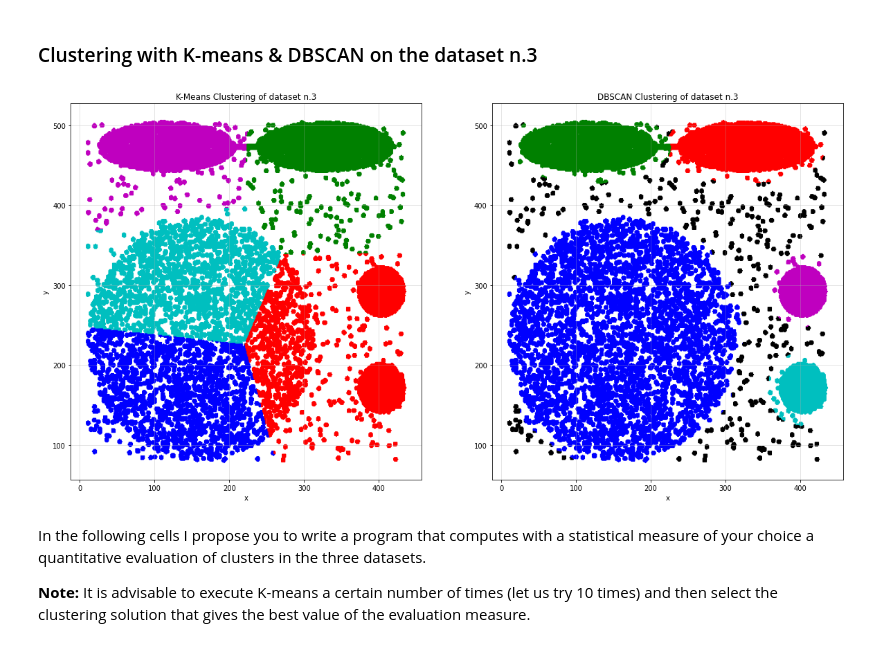
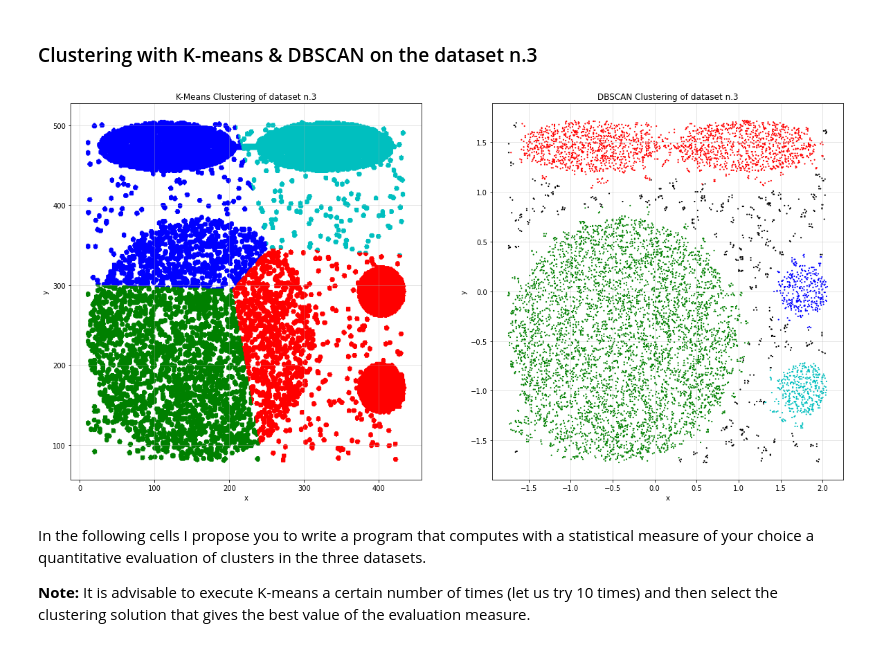
Before and after one commit to lorenzofavaro/machine-learning, a Jupyter notebook: 2. Distance Based Models/clustering.ipynb, the cells around one changed output. Cells and saved outputs as stored; diff of their text form; code cells hidden in the pictures.

Commit message:
tuning dbscan hyperparameters through elbow

```diff
--- a/2. Distance Based Models/clustering.ipynb
+++ b/2. Distance Based Models/clustering.ipynb
@@ -111,28 +114,28 @@ plot_scatter(data2[:,0], data2[:,1], feature_names2, colors=db_cluster_labels, s
 # %% [markdown]
 ### Clustering with K-means & DBSCAN on the dataset n.3
 # %%
-k = 5
+k = 4
 
-np.random.seed(300)
+np.random.seed(0)
 data3_subset = StandardScaler().fit_transform(np.random.permutation(data3)[:len(data3)//10])
 
 kmeans = KMeans(n_clusters=k, random_state=0).fit(data3)
-dbscan = DBSCAN(min_samples=400, eps=15).fit(data3)
+dbscan = DBSCAN(min_samples=27, eps=0.14).fit(data3_subset)
 
 km_cluster_labels = [color[kmeans.labels_[i]] for i in range(data3.shape[0])]
-db_cluster_labels = [color[dbscan.labels_[i]] for i in range(data3.shape[0])]
+db_cluster_labels = [color[dbscan.labels_[i]] for i in range(data3_subset.shape[0])]
 
 fig = plt.figure(figsize=(20,10))
 
 plt.subplot(1, 2, 1)
 plt.title('K-Means Clustering of dataset n.3')
 plot_scatter(data3[:,0], data3[:,1], feature_names3, colors=km_cluster_labels, single_plot=False, s=5)
 
 plt.subplot(1, 2, 2)
 plt.title('DBSCAN Clustering of dataset n.3')
-plot_scatter(data3[:,0], data3[:,1], feature_names3, colors=db_cluster_labels, single_plot=False, s=5)
+plot_scatter(data3_subset[:,0], data3_subset[:,1], feature_names3, colors=db_cluster_labels, single_plot=False, s=5)
 # %% [output]
-[figure, old version]
+[figure, new version]
 # %% [markdown]
 In the following cells I propose you to write a program that computes with a statistical measure of your choice a quantitative evaluation of clusters in the three datasets.
 
```
Also changed, not shown: parts of 8 cells of this notebook.
